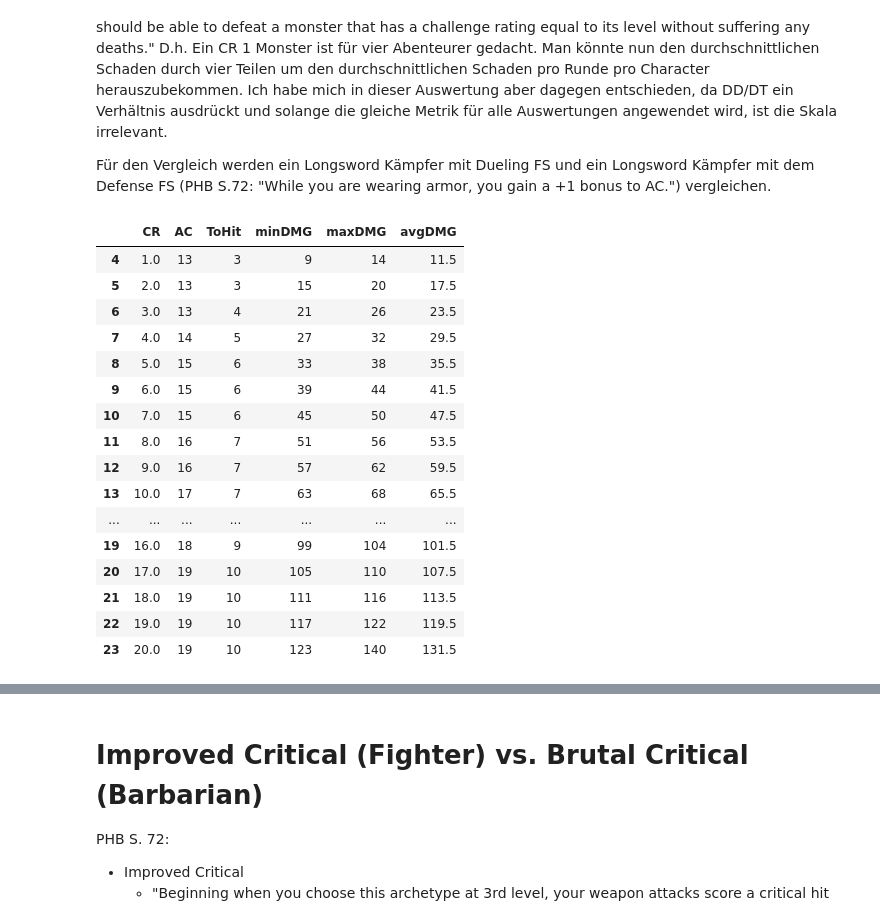
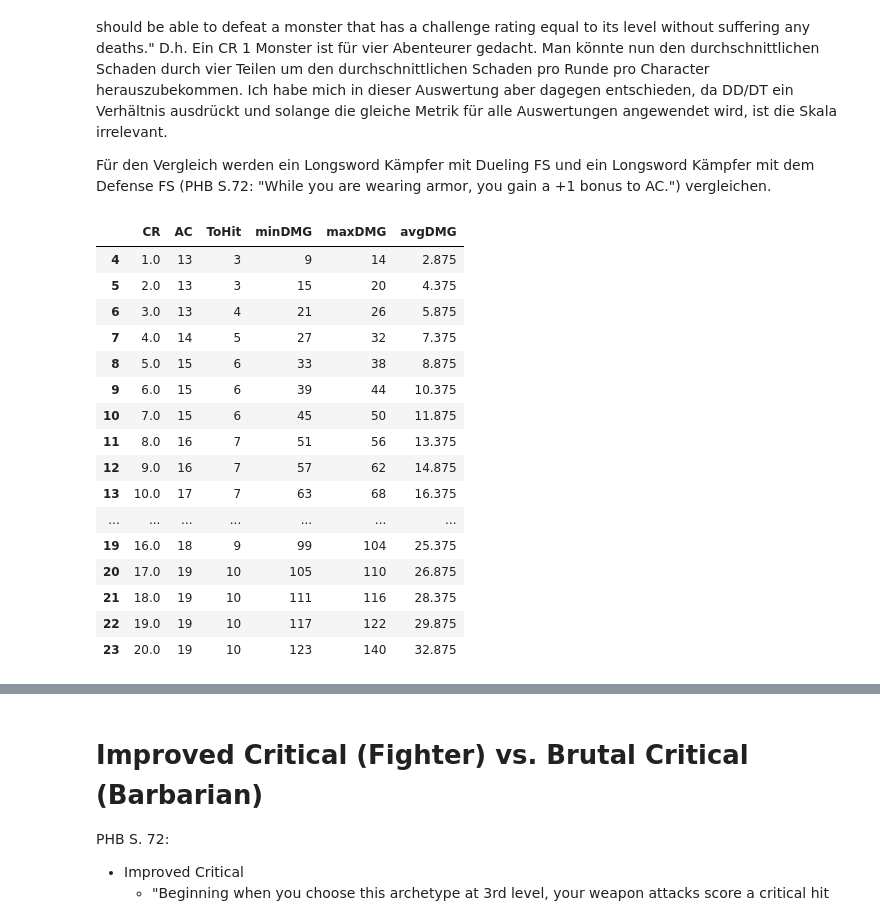
Before and after one commit to AlexSchinnerl/dndMath, a Jupyter notebook: damageCalculation.ipynb, the cells around one changed output, grey strips where cells are left out. Saved outputs shown, nothing was run; the diff lists cells and outputs as text; code cells hidden in the pictures.

```diff
--- a/damageCalculation.ipynb
+++ b/damageCalculation.ipynb
@@ -1062,25 +1063,26 @@ Was gleich auffällt ist, dass der Schaden der Monster höher ist, als der von d
 
 Für den Vergleich werden ein Longsword Kämpfer mit Dueling FS und ein Longsword Kämpfer mit dem Defense FS (PHB S.72: "While you are wearing armor, you gain a +1 bonus to AC.") vergleichen.
 # %%
+monster_stats["avgDMG"] = monster_stats["avgDMG"]/4
 monster_stats[["CR", "AC", "ToHit", "minDMG", "maxDMG", "avgDMG"]][4:24]
 # %% [output]
 |  | CR | AC | ToHit | minDMG | maxDMG | avgDMG |
-| 4 | 1.0 | 13 | 3 | 9 | 14 | 11.5 |
-| 5 | 2.0 | 13 | 3 | 15 | 20 | 17.5 |
-| 6 | 3.0 | 13 | 4 | 21 | 26 | 23.5 |
-| 7 | 4.0 | 14 | 5 | 27 | 32 | 29.5 |
-| 8 | 5.0 | 15 | 6 | 33 | 38 | 35.5 |
-| 9 | 6.0 | 15 | 6 | 39 | 44 | 41.5 |
-| 10 | 7.0 | 15 | 6 | 45 | 50 | 47.5 |
-| 11 | 8.0 | 16 | 7 | 51 | 56 | 53.5 |
-| 12 | 9.0 | 16 | 7 | 57 | 62 | 59.5 |
-| 13 | 10.0 | 17 | 7 | 63 | 68 | 65.5 |
+| 4 | 1.0 | 13 | 3 | 9 | 14 | 2.875 |
+| 5 | 2.0 | 13 | 3 | 15 | 20 | 4.375 |
+| 6 | 3.0 | 13 | 4 | 21 | 26 | 5.875 |
+| 7 | 4.0 | 14 | 5 | 27 | 32 | 7.375 |
+| 8 | 5.0 | 15 | 6 | 33 | 38 | 8.875 |
+| 9 | 6.0 | 15 | 6 | 39 | 44 | 10.375 |
+| 10 | 7.0 | 15 | 6 | 45 | 50 | 11.875 |
+| 11 | 8.0 | 16 | 7 | 51 | 56 | 13.375 |
+| 12 | 9.0 | 16 | 7 | 57 | 62 | 14.875 |
+| 13 | 10.0 | 17 | 7 | 63 | 68 | 16.375 |
 | ... | ... | ... | ... | ... | ... | ... |
-| 19 | 16.0 | 18 | 9 | 99 | 104 | 101.5 |
-| 20 | 17.0 | 19 | 10 | 105 | 110 | 107.5 |
-| 21 | 18.0 | 19 | 10 | 111 | 116 | 113.5 |
-| 22 | 19.0 | 19 | 10 | 117 | 122 | 119.5 |
-| 23 | 20.0 | 19 | 10 | 123 | 140 | 131.5 |
+| 19 | 16.0 | 18 | 9 | 99 | 104 | 25.375 |
+| 20 | 17.0 | 19 | 10 | 105 | 110 | 26.875 |
+| 21 | 18.0 | 19 | 10 | 111 | 116 | 28.375 |
+| 22 | 19.0 | 19 | 10 | 117 | 122 | 29.875 |
+| 23 | 20.0 | 19 | 10 | 123 | 140 | 32.875 |
 # %%
 dueling_toni.show_hero_stats(full=True)
 del dueling_toni.damageSources["Ability Modifier"]
```
Also changed, not shown: parts of 16 cells of this notebook, 2 other files.
